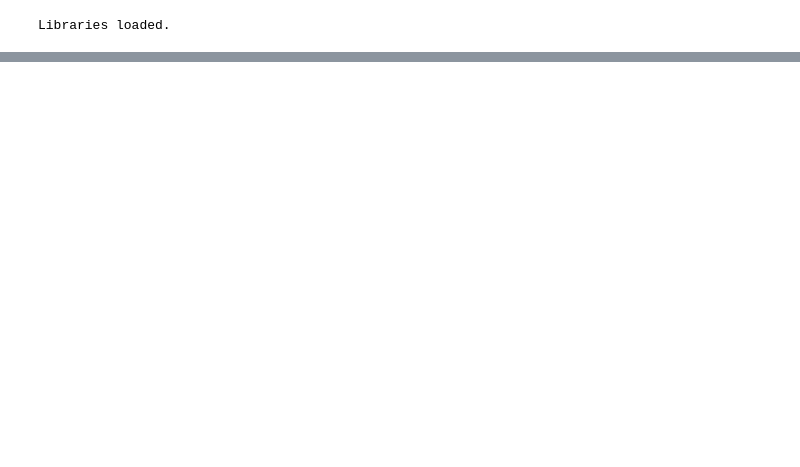
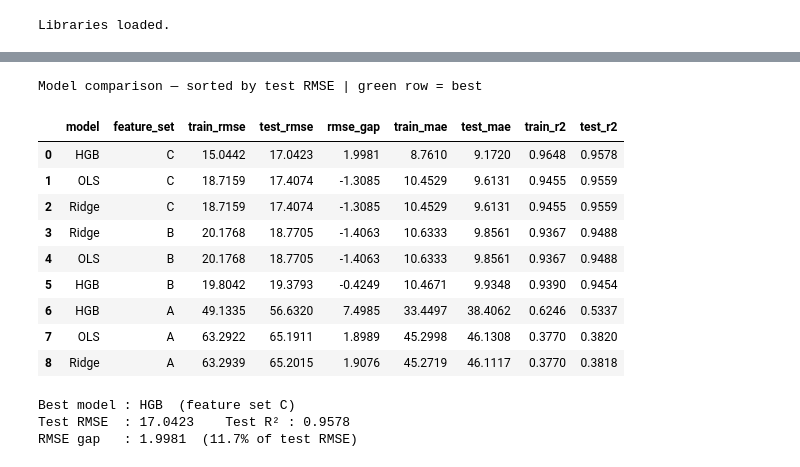
Before and after one commit to Enrik-Shabani/ML-Project-GroupA, a Jupyter notebook: notebooks/03_Supervised_Learning.ipynb, the cells around one changed output, grey strips where cells are left out. Saved outputs shown, nothing was run; the diff lists cells and outputs as text; code cells hidden in the pictures; blank space fills up the shorter version.

```diff
--- a/notebooks/03_Supervised_Learning.ipynb
+++ b/notebooks/03_Supervised_Learning.ipynb
@@ -687,0 +409,49 @@ Best model : Gradient Boosting  (84.8% RMSE improvement over baseline)
+# %%
+# ── Supervised Results Comparison ────────────────────────────────────────────
+
+col_order = ["model", "feature_set",
+             "train_rmse", "test_rmse", "rmse_gap",
+             "train_mae",  "test_mae",
+             "train_r2",   "test_r2"]
+
+results_df = (
+    pd.DataFrame(results)
+    .assign(rmse_gap=lambda d: round(d["test_rmse"] - d["train_rmse"], 4))
+    .sort_values("test_rmse")
+    .reset_index(drop=True)
+)[col_order]
+
+best_idx  = results_df["test_rmse"].idxmin()
+num_cols  = results_df.select_dtypes("number").columns.tolist()
+
+def highlight_best(row):
+    color = "background-color: #d4edda" if row.name == best_idx else ""
+    return [color] * len(row)
+
+display(
+    results_df.style
+    .apply(highlight_best, axis=1)
+    .format({c: "{:.4f}" for c in num_cols})
+    .set_caption("Model comparison — sorted by test RMSE  |  green row = best")
+)
+
+best     = results_df.iloc[0]
+gap_pct  = best["rmse_gap"] / best["test_rmse"] * 100
+print(f"Best model : {best['model']}  (feature set {best['feature_set']})")
+print(f"Test RMSE  : {best['test_rmse']:.4f}    Test R² : {best['test_r2']:.4f}")
+print(f"RMSE gap   : {best['rmse_gap']:.4f}  ({gap_pct:.1f}% of test RMSE)")
+# %% [output]
+Model comparison — sorted by test RMSE | green row = best
+|  | model | feature_set | train_rmse | test_rmse | rmse_gap | train_mae | test_mae | train_r2 | test_r2 |
+| 0 | HGB | C | 15.0442 | 17.0423 | 1.9981 | 8.7610 | 9.1720 | 0.9648 | 0.9578 |
+| 1 | OLS | C | 18.7159 | 17.4074 | -1.3085 | 10.4529 | 9.6131 | 0.9455 | 0.9559 |
+| 2 | Ridge | C | 18.7159 | 17.4074 | -1.3085 | 10.4529 | 9.6131 | 0.9455 | 0.9559 |
+| 3 | Ridge | B | 20.1768 | 18.7705 | -1.4063 | 10.6333 | 9.8561 | 0.9367 | 0.9488 |
+| 4 | OLS | B | 20.1768 | 18.7705 | -1.4063 | 10.6333 | 9.8561 | 0.9367 | 0.9488 |
+| 5 | HGB | B | 19.8042 | 19.3793 | -0.4249 | 10.4671 | 9.9348 | 0.9390 | 0.9454 |
+| 6 | HGB | A | 49.1335 | 56.6320 | 7.4985 | 33.4497 | 38.4062 | 0.6246 | 0.5337 |
+| 7 | OLS | A | 63.2922 | 65.1911 | 1.8989 | 45.2998 | 46.1308 | 0.3770 | 0.3820 |
+| 8 | Ridge | A | 63.2939 | 65.2015 | 1.9076 | 45.2719 | 46.1117 | 0.3770 | 0.3818 |
+Best model : HGB  (feature set C)
+Test RMSE  : 17.0423    Test R² : 0.9578
+RMSE gap   : 1.9981  (11.7% of test RMSE)
```
Also changed, not shown: parts of 67 cells of this notebook.
